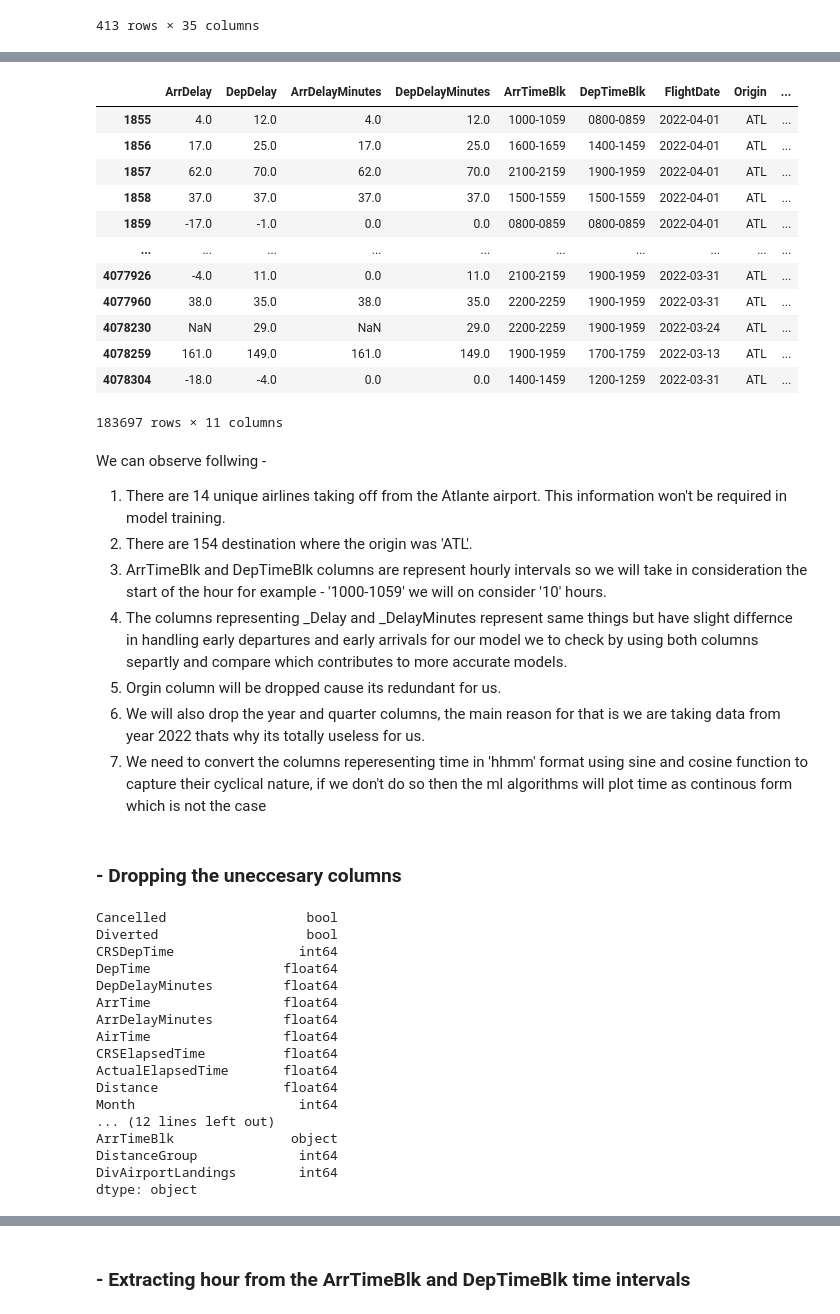
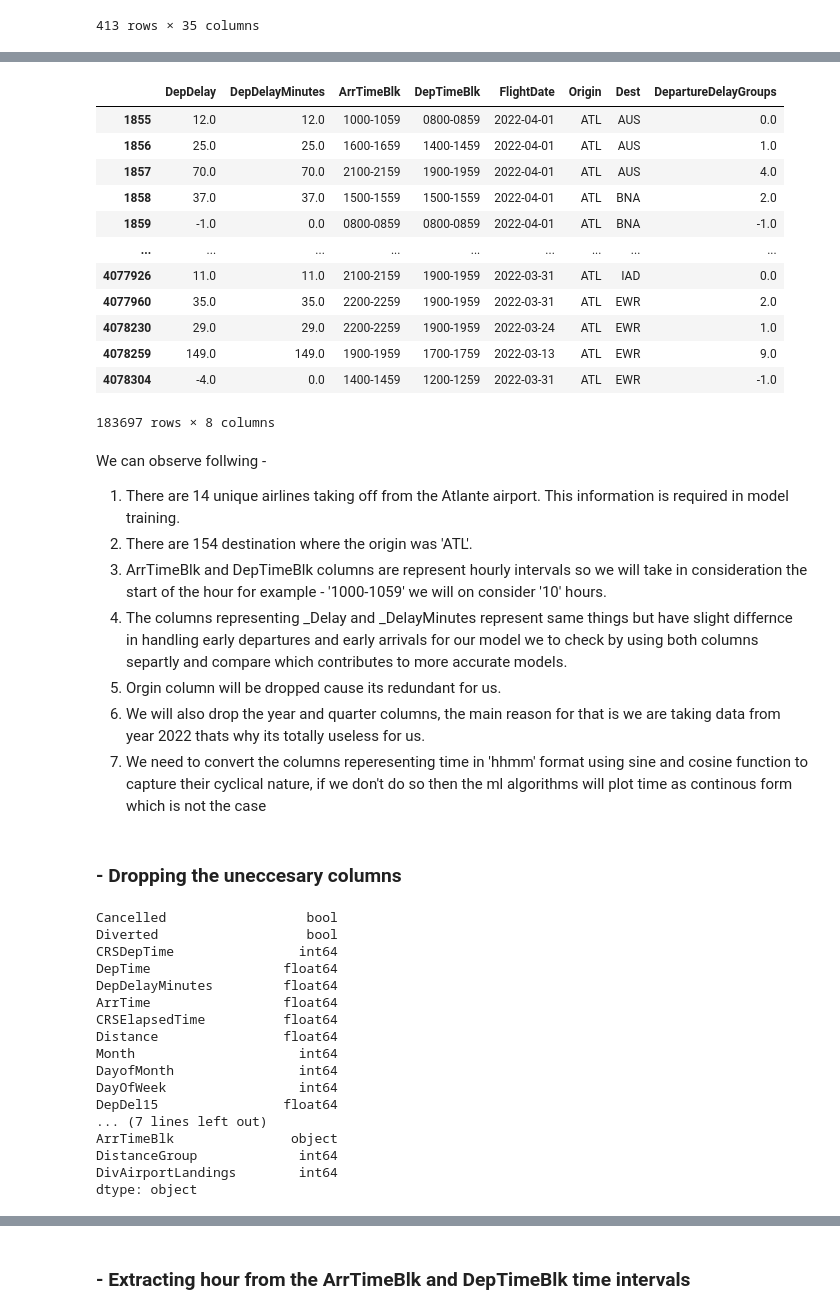
Before and after one commit to patel-aum-yorku/Flight-Status-Prediction, a Jupyter notebook: flight_status.ipynb, the cells around one changed output, grey strips where cells are left out. Saved outputs shown, nothing was run; the diff lists cells and outputs as text; code cells hidden in the pictures.

```diff
--- a/flight_status.ipynb
+++ b/flight_status.ipynb
@@ -212,0 +211,4 @@ By selecting only true values of Diverted column we see that there are some colu
+# %%
+# Drop the columns from the DataFrame
+df_ATL_filtered = df_ATL_filtered.drop(columns=['ArrDelay', 'ArrDel15', 'ArrivalDelayGroups','ArrDelayMinutes','ActualElapsedTime','AirTime'])
+df_ATL_filtered.head()
@@ -213,22 +223,22 @@ By selecting only true values of Diverted column we see that there are some colu
 # %%
-df_ATL_filtered[['ArrDelay','DepDelay','ArrDelayMinutes','DepDelayMinutes','ArrTimeBlk','DepTimeBlk','FlightDate','Origin','Dest','DepartureDelayGroups','ArrivalDelayGroups']]
+df_ATL_filtered[['DepDelay','DepDelayMinutes','ArrTimeBlk','DepTimeBlk','FlightDate','Origin','Dest','DepartureDelayGroups']]
 # %% [output]
-|  | ArrDelay | DepDelay | ArrDelayMinutes | DepDelayMinutes | ArrTimeBlk | DepTimeBlk | FlightDate | Origin | ... |
-| 1855 | 4.0 | 12.0 | 4.0 | 12.0 | 1000-1059 | 0800-0859 | 2022-04-01 | ATL | ... |
-| 1856 | 17.0 | 25.0 | 17.0 | 25.0 | 1600-1659 | 1400-1459 | 2022-04-01 | ATL | ... |
-| 1857 | 62.0 | 70.0 | 62.0 | 70.0 | 2100-2159 | 1900-1959 | 2022-04-01 | ATL | ... |
-| 1858 | 37.0 | 37.0 | 37.0 | 37.0 | 1500-1559 | 1500-1559 | 2022-04-01 | ATL | ... |
-| 1859 | -17.0 | -1.0 | 0.0 | 0.0 | 0800-0859 | 0800-0859 | 2022-04-01 | ATL | ... |
-| ... | ... | ... | ... | ... | ... | ... | ... | ... | ... |
-| 4077926 | -4.0 | 11.0 | 0.0 | 11.0 | 2100-2159 | 1900-1959 | 2022-03-31 | ATL | ... |
-| 4077960 | 38.0 | 35.0 | 38.0 | 35.0 | 2200-2259 | 1900-1959 | 2022-03-31 | ATL | ... |
-| 4078230 | NaN | 29.0 | NaN | 29.0 | 2200-2259 | 1900-1959 | 2022-03-24 | ATL | ... |
-| 4078259 | 161.0 | 149.0 | 161.0 | 149.0 | 1900-1959 | 1700-1759 | 2022-03-13 | ATL | ... |
-| 4078304 | -18.0 | -4.0 | 0.0 | 0.0 | 1400-1459 | 1200-1259 | 2022-03-31 | ATL | ... |
+|  | DepDelay | DepDelayMinutes | ArrTimeBlk | DepTimeBlk | FlightDate | Origin | Dest | DepartureDelayGroups |
+| 1855 | 12.0 | 12.0 | 1000-1059 | 0800-0859 | 2022-04-01 | ATL | AUS | 0.0 |
+| 1856 | 25.0 | 25.0 | 1600-1659 | 1400-1459 | 2022-04-01 | ATL | AUS | 1.0 |
+| 1857 | 70.0 | 70.0 | 2100-2159 | 1900-1959 | 2022-04-01 | ATL | AUS | 4.0 |
+| 1858 | 37.0 | 37.0 | 1500-1559 | 1500-1559 | 2022-04-01 | ATL | BNA | 2.0 |
+| 1859 | -1.0 | 0.0 | 0800-0859 | 0800-0859 | 2022-04-01 | ATL | BNA | -1.0 |
+| ... | ... | ... | ... | ... | ... | ... | ... | ... |
+| 4077926 | 11.0 | 11.0 | 2100-2159 | 1900-1959 | 2022-03-31 | ATL | IAD | 0.0 |
+| 4077960 | 35.0 | 35.0 | 2200-2259 | 1900-1959 | 2022-03-31 | ATL | EWR | 2.0 |
+| 4078230 | 29.0 | 29.0 | 2200-2259 | 1900-1959 | 2022-03-24 | ATL | EWR | 1.0 |
+| 4078259 | 149.0 | 149.0 | 1900-1959 | 1700-1759 | 2022-03-13 | ATL | EWR | 9.0 |
+| 4078304 | -4.0 | 0.0 | 1400-1459 | 1200-1259 | 2022-03-31 | ATL | EWR | -1.0 |
-183697 rows × 11 columns
+183697 rows × 8 columns
 # %% [markdown]
 We can observe follwing -
-1. There are 14 unique airlines taking off from the Atlante airport. This information won't be required in model training.
+1. There are 14 unique airlines taking off from the Atlante airport. This information is required in model training.
 2. There are 154 destination where the origin was 'ATL'.
 3. ArrTimeBlk and DepTimeBlk columns are represent hourly intervals so we will take in consideration the start of the hour
 for example - '1000-1059' we will on consider '10' hours.
@@ -244,7 +254,7 @@ if we don't do so then the ml algorithms will plot time as continous form which
 # %%
 # dropping columns that are not useful for model training.
 # Initially we will drop the ArrDelay and DepDelay for the first run
-list_cols_drop_ml = ['FlightDate','Year','Airline','Origin','Dest','ArrDelay', 'DepDelay','Quarter']
+list_cols_drop_ml = ['FlightDate','Year','Airline','Origin','Dest', 'DepDelay','Quarter']
 df_ATL_filtered = df_ATL_filtered.drop(columns=list_cols_drop_ml)
 print(df_ATL_filtered.dtypes)
 # %% [output]
@@ -254,13 +264,13 @@ CRSDepTime                int64
 DepTime                 float64
 DepDelayMinutes         float64
 ArrTime                 float64
-ArrDelayMinutes         float64
-AirTime                 float64
 CRSElapsedTime          float64
-ActualElapsedTime       float64
 Distance                float64
 Month                     int64
-... (12 lines left out)
+DayofMonth                int64
+DayOfWeek                 int64
+DepDel15                float64
+... (7 lines left out)
 ArrTimeBlk               object
 DistanceGroup             int64
 DivAirportLandings        int64
```
Also changed, not shown: parts of 7 cells of this notebook.
